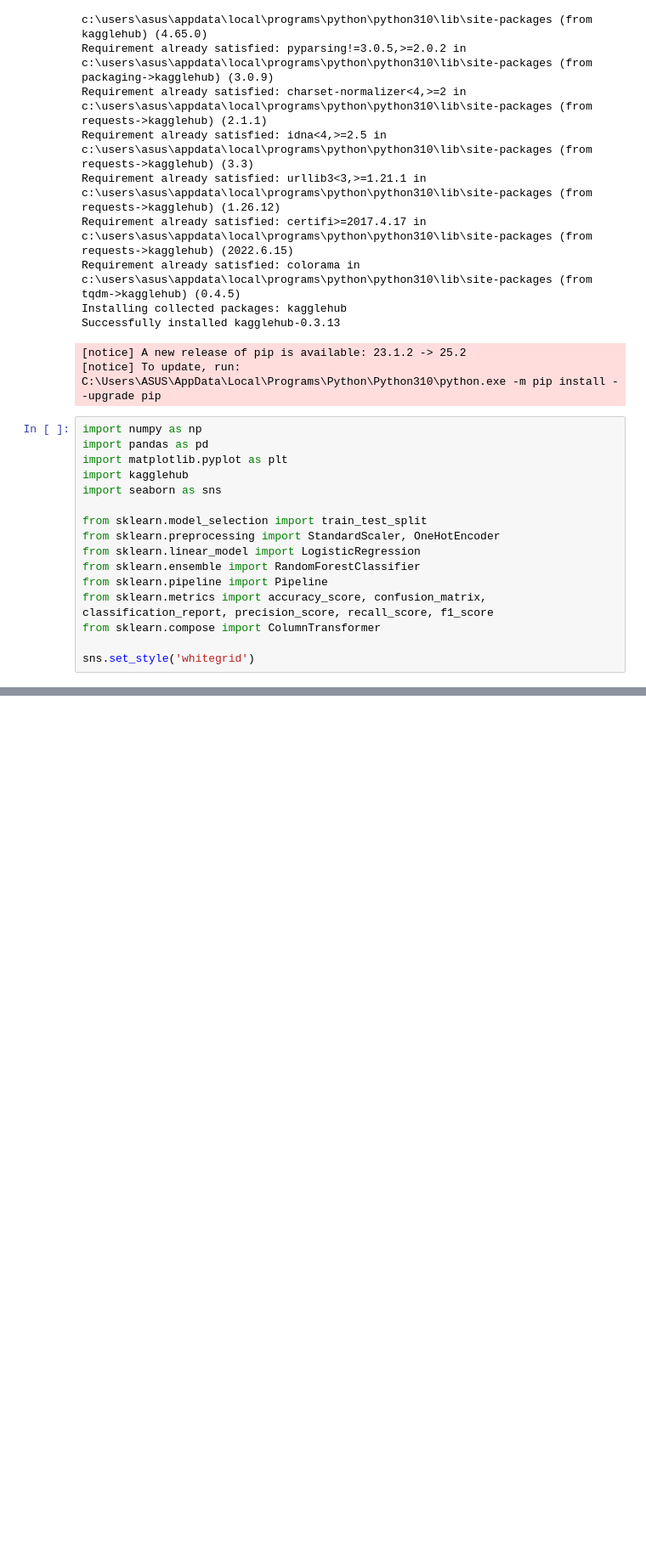
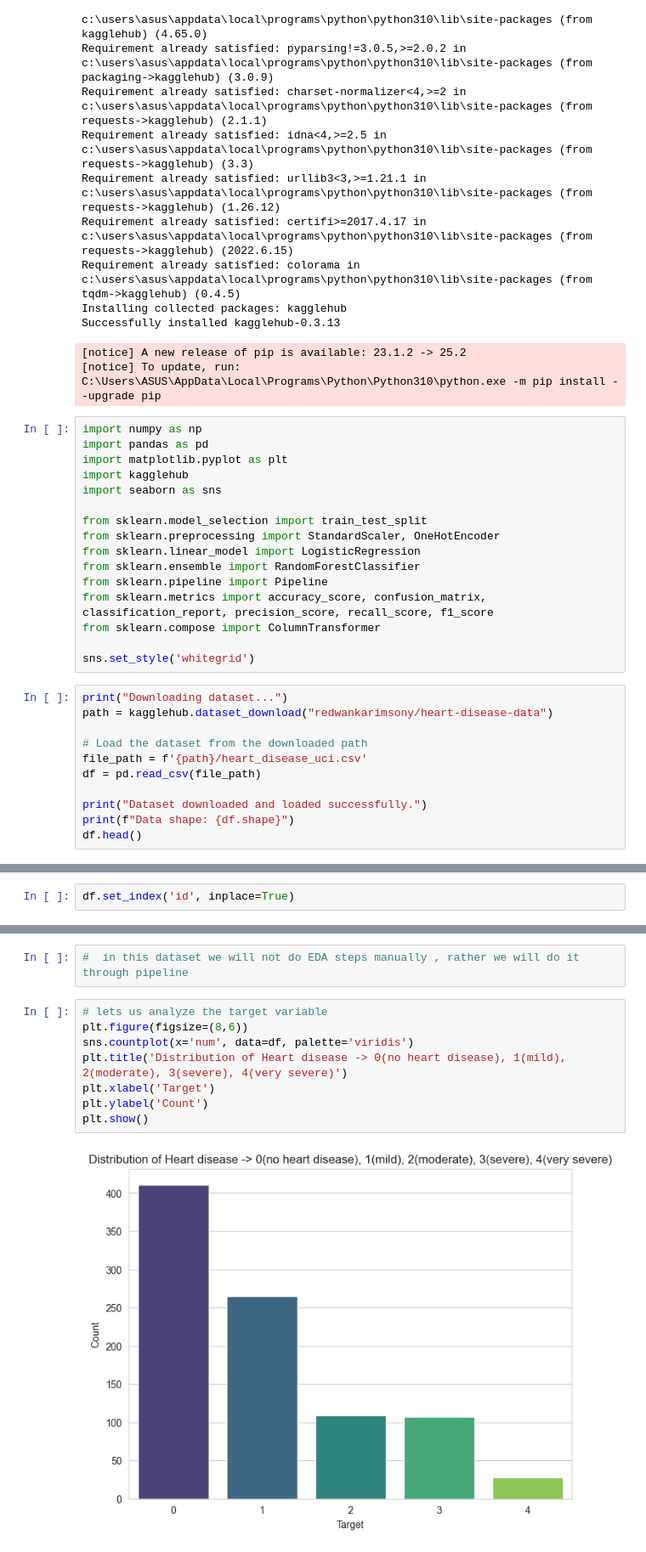
Before and after one commit to RishabhKrPandey/AI, a Jupyter notebook: ml_projects/Heart-disease-prediction/Heart-disease-prediction.ipynb, the cells around one changed output, grey strips where cells are left out. Shown at 85% size. Saved outputs shown, nothing was run; the diff lists cells and outputs as text; blank space fills up the shorter version.

```diff
--- a/ml_projects/Heart-disease-prediction/Heart-disease-prediction.ipynb
+++ b/ml_projects/Heart-disease-prediction/Heart-disease-prediction.ipynb
@@ -42,3 +42,14 @@ from sklearn.metrics import accuracy_score, confusion_matrix, classification_rep
 from sklearn.compose import ColumnTransformer
 
 sns.set_style('whitegrid')
+# %%
+print("Downloading dataset...")
+path = kagglehub.dataset_download("redwankarimsony/heart-disease-data")
+
+# Load the dataset from the downloaded path
+file_path = f'{path}/heart_disease_uci.csv'
+df = pd.read_csv(file_path)
+
+print("Dataset downloaded and loaded successfully.")
+print(f"Data shape: {df.shape}")
+df.head()
@@ -44,0 +68,2 @@ sns.set_style('whitegrid')
+# %%
+df.set_index('id', inplace=True)
@@ -44,0 +163,12 @@ sns.set_style('whitegrid')
+# %%
+#  in this dataset we will not do EDA steps manually , rather we will do it through pipeline
+# %%
+# lets us analyze the target variable
+plt.figure(figsize=(8,6))
+sns.countplot(x='num', data=df, palette='viridis')
+plt.title('Distribution of Heart disease -> 0(no heart disease), 1(mild), 2(moderate), 3(severe), 4(very severe)')
+plt.xlabel('Target')
+plt.ylabel('Count')
+plt.show()
+# %% [output]
+[figure, added]
```
Also changed, not shown: parts of 14 cells of this notebook.
